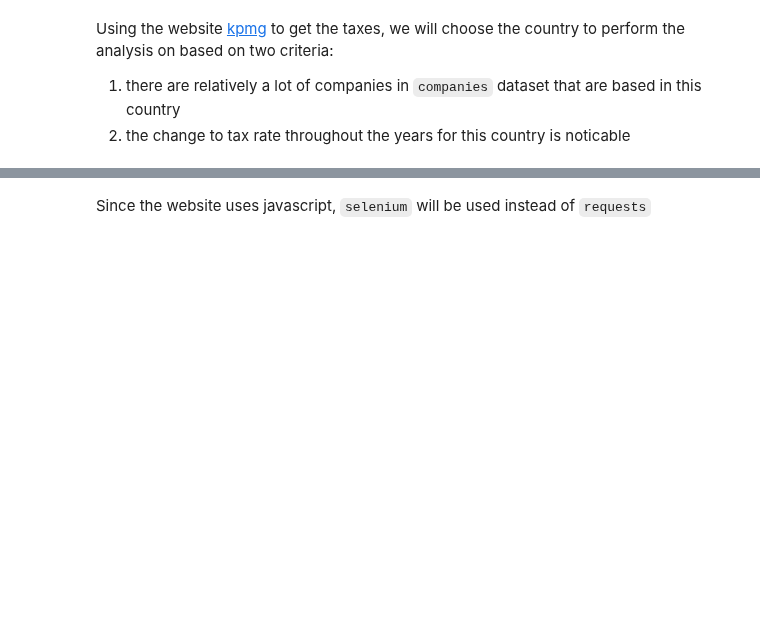
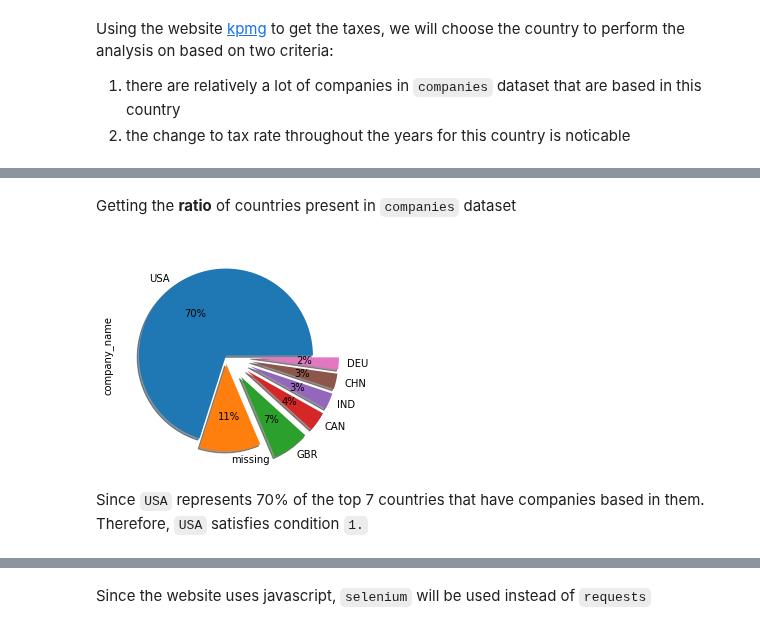
Before and after one commit to OdyAsh/StartupCompanies, a Jupyter notebook: Ashraf-Startup-Companies.ipynb, the cells around one changed output, grey strips where cells are left out. Cells and saved outputs as stored; diff of their text form; code cells hidden in the pictures; blank space fills up the shorter version.

```diff
--- a/Ashraf-Startup-Companies.ipynb
+++ b/Ashraf-Startup-Companies.ipynb
@@ -109,3 +110,20 @@ Name: company_name, Length: 156, dtype: int64
+# %% [markdown]
+Getting the **ratio** of countries present in `companies` dataset
+# %%
+# note that "autopct" displays percentage of slices,
+# while "explode" gives a little space between each corresponding slice in the pie chart
+(
+    companiesC
+    .groupby('company_country_code')['company_name']
+    .count()
+    .sort_values(ascending=False)[0:7]
+    .plot(kind="pie", autopct='%1.0f%%', explode=[0.00,0.1,0.3,0.3,0.3,0.3,0.3], shadow=True)
+);
+# %% [output]
+[figure, added]
+# %% [markdown]
+Since `USA` represents 70% of the top 7 countries that have companies based in them. <br>
+Therefore, `USA` satisfies condition `1.`
 # %%
 req = requests.get('https://home.kpmg/eg/en/home/services/tax/tax-tools-and-resources/tax-rates-online/corporate-tax-rates-table.html')
 soup = BeautifulSoup(req.text, 'html.parser')
```
Also changed, not shown: parts of 18 cells of this notebook.
